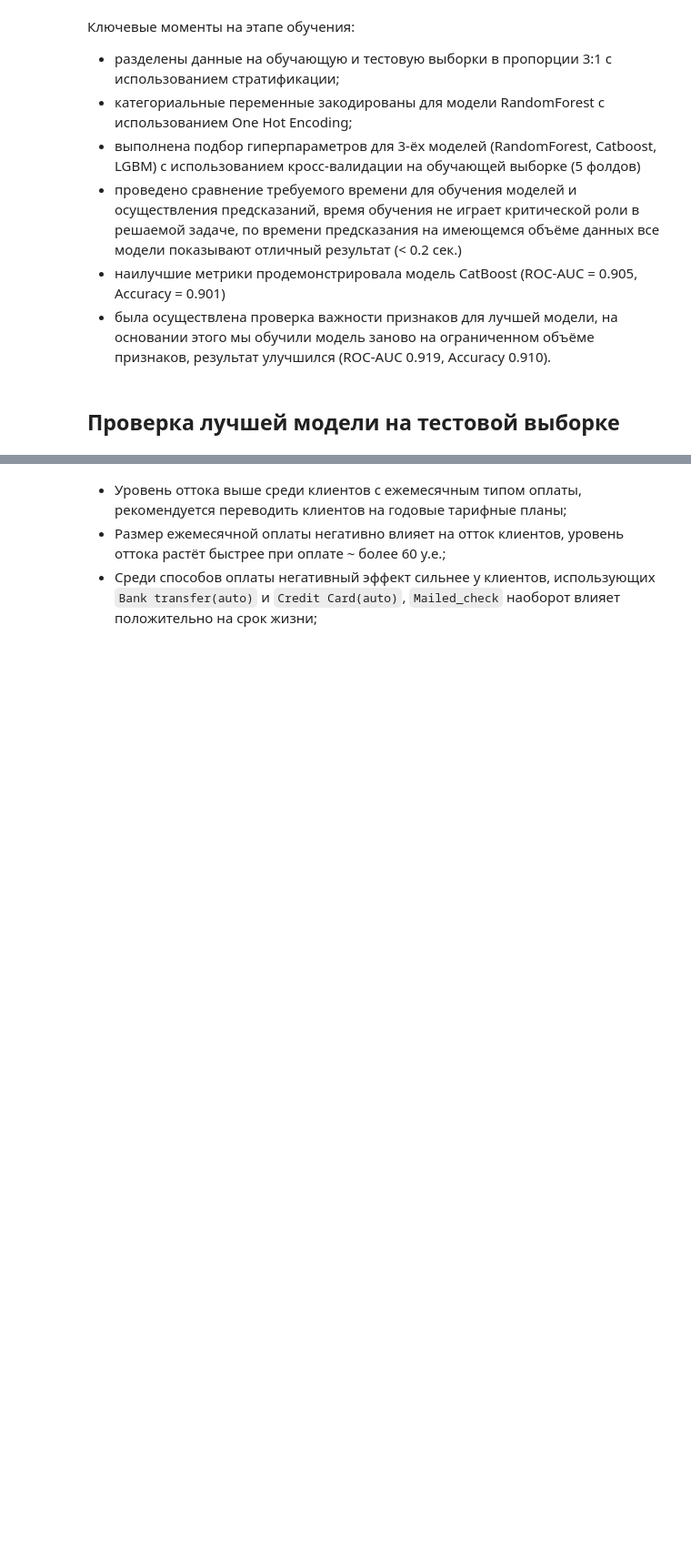
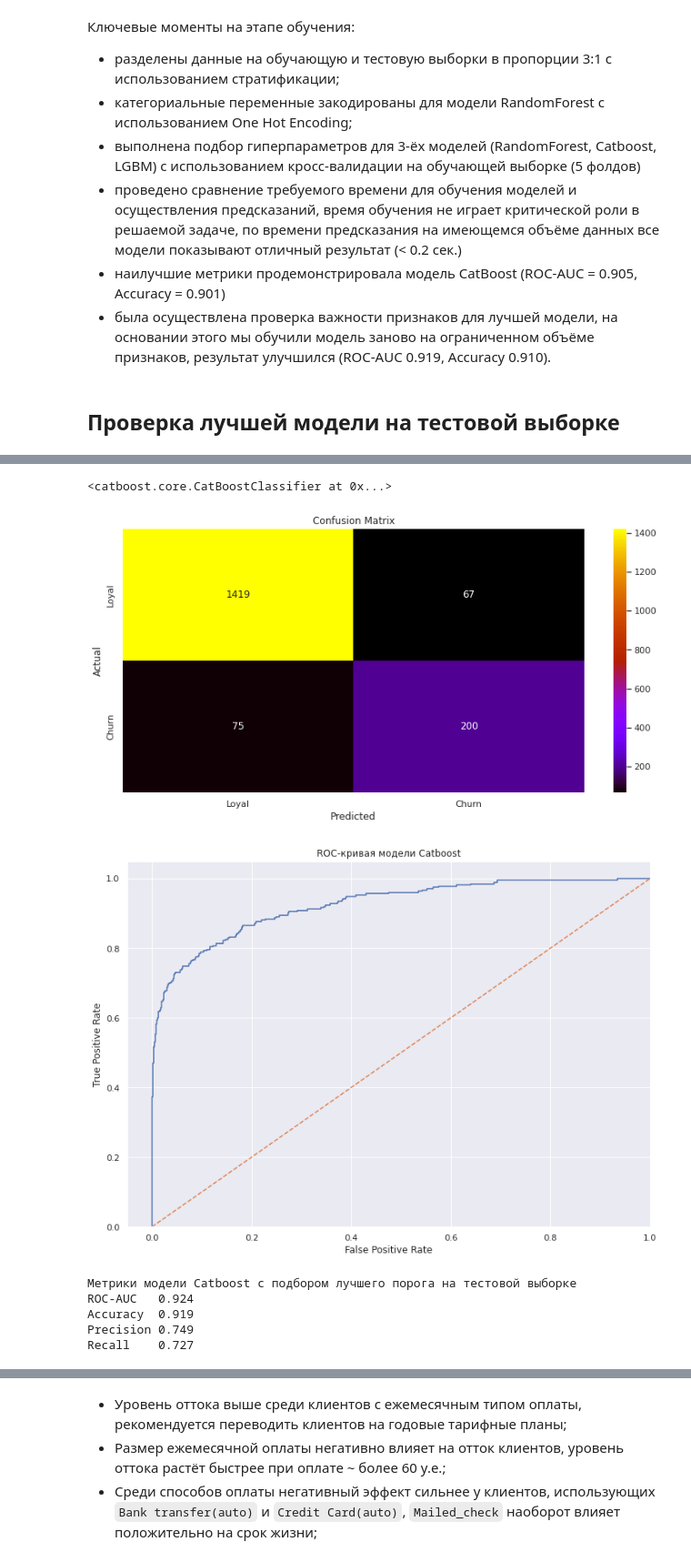
Before and after one commit to Shilenkovv/yandex_practicum_ds_projects, a Jupyter notebook: 13_telecom_churn_prediction/telecom_churn_prediction.ipynb, the cells around one changed output, grey strips where cells are left out. Shown at 91% size. Cells and saved outputs as stored; diff of their text form; code cells hidden in the pictures; blank space fills up the shorter version.

```diff
--- a/13_telecom_churn_prediction/telecom_churn_prediction.ipynb
+++ b/13_telecom_churn_prediction/telecom_churn_prediction.ipynb
@@ -497,7 +647,7 @@ def go_random_grid(model, grid_params, n_iter, x_train, y_train):
                                     random_state=RANDOM_STATE,
                                     n_iter=n_iter,
                                     cv=5,
-                                    verbose=1,
+                                    verbose=4,
                                     n_jobs=-2,
                                     scoring='roc_auc')
 
@@ -865,12 +1129,22 @@ display(result_thr.sort_values('f1_score', ascending=False).head(1))
 model = CatBoostClassifier(**cb_params, **best_params_cb)
 # %%
 model.fit(train[X_new], train[y])
+# %% [output]
+<catboost.core.CatBoostClassifier at 0x...>
 # %%
 predicted_proba_t = model.predict_proba(test[X_new])
 # %%
 predicted_classes_t = (predicted_proba_t[:,1] >= best_thr_f1).astype(int)
 # %%
-rocauc, accuracy, precision, recall = plot_cm_rocauc('Catboost', test[y], predicted_classes_t, predicted_proba_t, 'с подбором лучшего порога (по CV предсказаниям) на тестовой')
+rocauc, accuracy, precision, recall = plot_cm_rocauc('Catboost', test[y], predicted_classes_t, predicted_proba_t, 'с подбором лучшего порога на тестовой')
+# %% [output]
+[figure, added]
+[figure, added]
+Метрики модели Catboost с подбором лучшего порога на тестовой выборке
+ROC-AUC   0.924
+Accuracy  0.919
+Precision 0.749
+Recall    0.727
 # %%
 feature_importance = model.feature_importances_
 sorted_idx = np.argsort(feature_importance)
```
Also changed, not shown: parts of 57 cells of this notebook.
